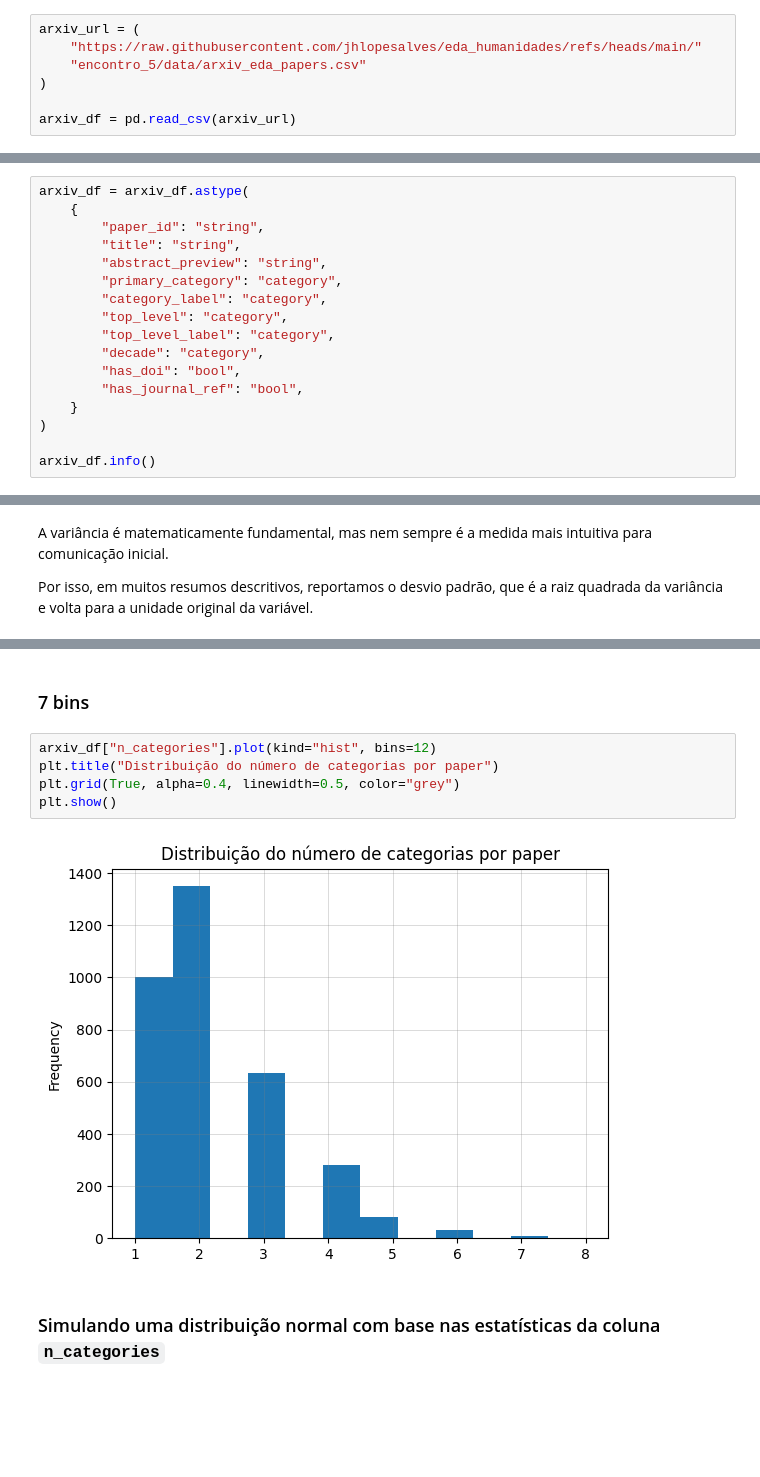
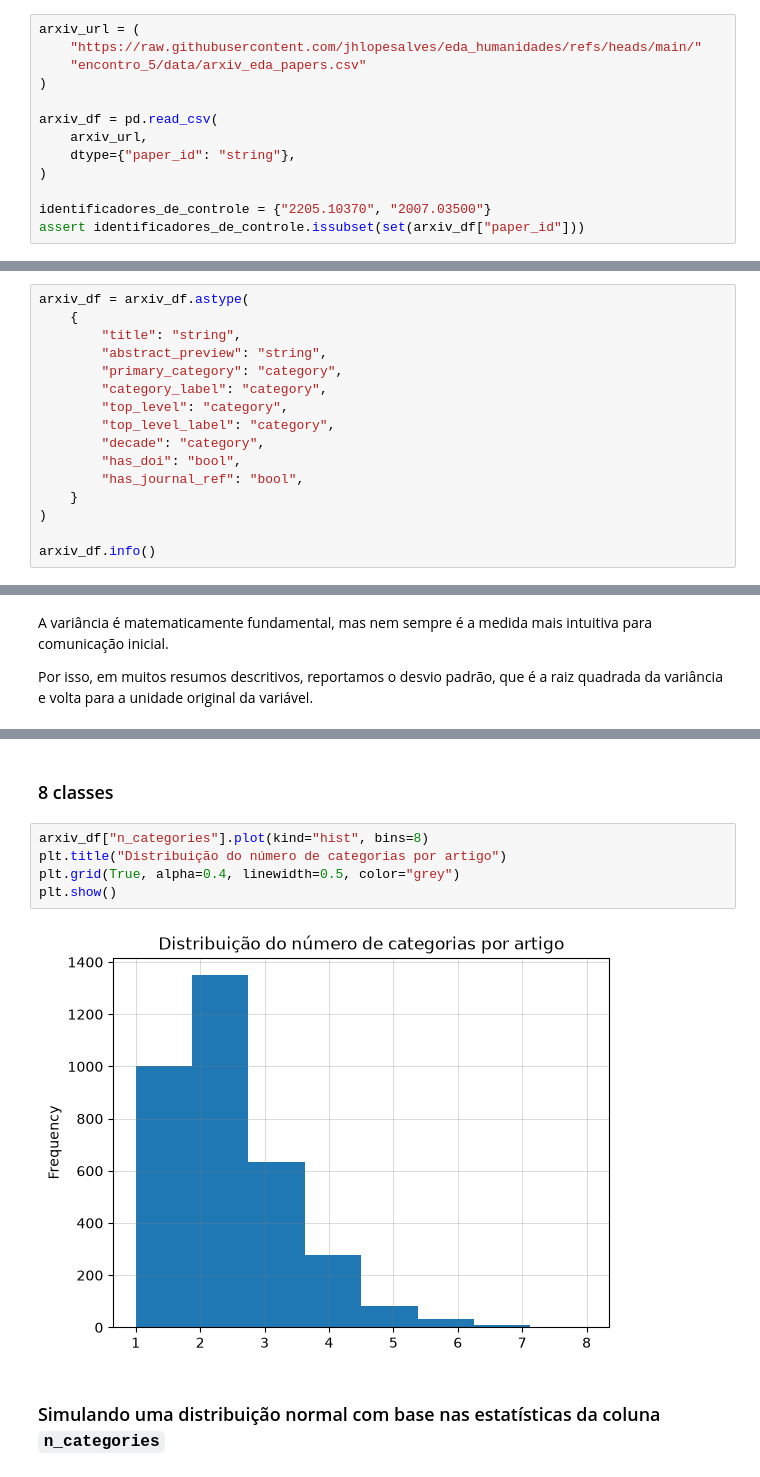
Before and after one commit to jhlopesalves/eda_humanidades, a Jupyter notebook: encontro_6/enc_6.ipynb, the cells around one changed output, grey strips where cells are left out. Drawn from its saved outputs; the diff is of its cells as text; blank space fills up the shorter version.

```diff
--- a/encontro_6/enc_6.ipynb
+++ b/encontro_6/enc_6.ipynb
@@ -16,7 +18,13 @@ arxiv_url = (
     "encontro_5/data/arxiv_eda_papers.csv"
 )
 
-arxiv_df = pd.read_csv(arxiv_url)
+arxiv_df = pd.read_csv(
+    arxiv_url,
+    dtype={"paper_id": "string"},
+)
+
+identificadores_de_controle = {"2205.10370", "2007.03500"}
+assert identificadores_de_controle.issubset(set(arxiv_df["paper_id"]))
 # %%
 arxiv_df.head()
 # %% [output]
@@ -61,7 +69,6 @@ arxiv_df.describe()
 # %%
 arxiv_df = arxiv_df.astype(
     {
-        "paper_id": "string",
         "title": "string",
         "abstract_preview": "string",
         "primary_category": "category",
@@ -241,12 +245,12 @@ plt.show()
 # %% [markdown]
-### 7 bins
+### 8 classes
 # %%
-arxiv_df["n_categories"].plot(kind="hist", bins=12)
-plt.title("Distribuição do número de categorias por paper")
+arxiv_df["n_categories"].plot(kind="hist", bins=8)
+plt.title("Distribuição do número de categorias por artigo")
 plt.grid(True, alpha=0.4, linewidth=0.5, color="grey")
 plt.show()
 # %% [output]
-[figure, old version]
+[figure, new version]
 # %% [markdown]
 ### Simulando uma distribuição normal com base nas estatísticas da coluna `n_categories`
 # %%
```
Also changed, not shown: parts of 49 cells of this notebook, 33 other files.
